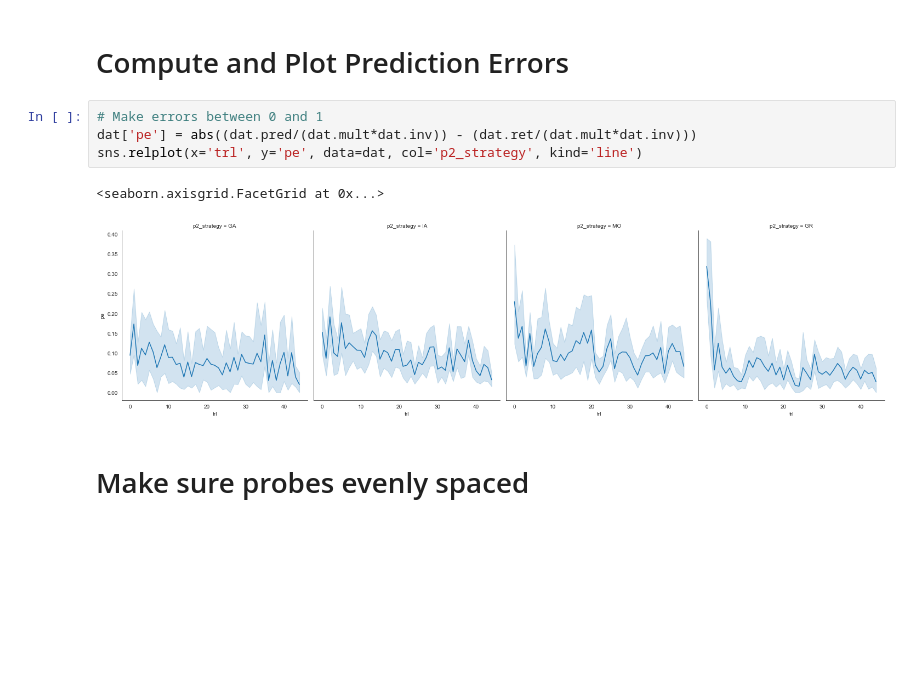
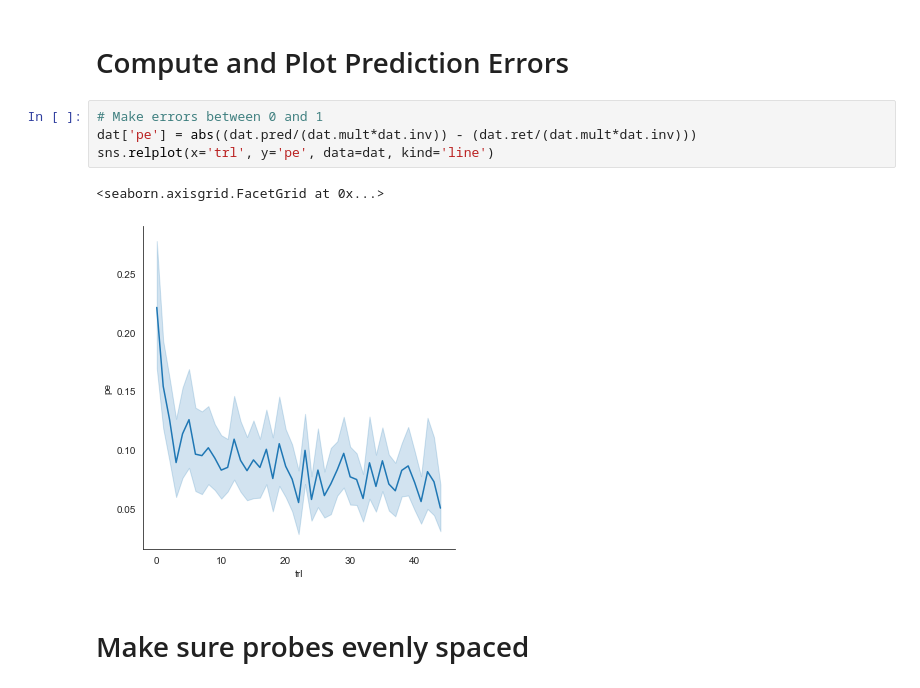
Before and after one commit to brandonDormes/HMTG_possibilities, a Jupyter notebook: analysis/Experiment_1/pilot_analysis.ipynb, the cells around one changed output. Drawn from its saved outputs; the diff is of its cells as text; blank space fills up the shorter version.

```diff
--- a/analysis/Experiment_1/pilot_analysis.ipynb
+++ b/analysis/Experiment_1/pilot_analysis.ipynb
@@ -77,10 +77,10 @@ for subject in dat.subject_id.unique():
 # %%
 # Make errors between 0 and 1
 dat['pe'] = abs((dat.pred/(dat.mult*dat.inv)) - (dat.ret/(dat.mult*dat.inv)))
-sns.relplot(x='trl', y='pe', data=dat, col='p2_strategy', kind='line')
+sns.relplot(x='trl', y='pe', data=dat, kind='line')
 # %% [output]
 <seaborn.axisgrid.FacetGrid at 0x...>
-[figure, old version]
+[figure, new version]
 # %% [markdown]
 # Make sure probes evenly spaced
 # %%
```
Also changed, not shown: parts of 7 cells of this notebook.
